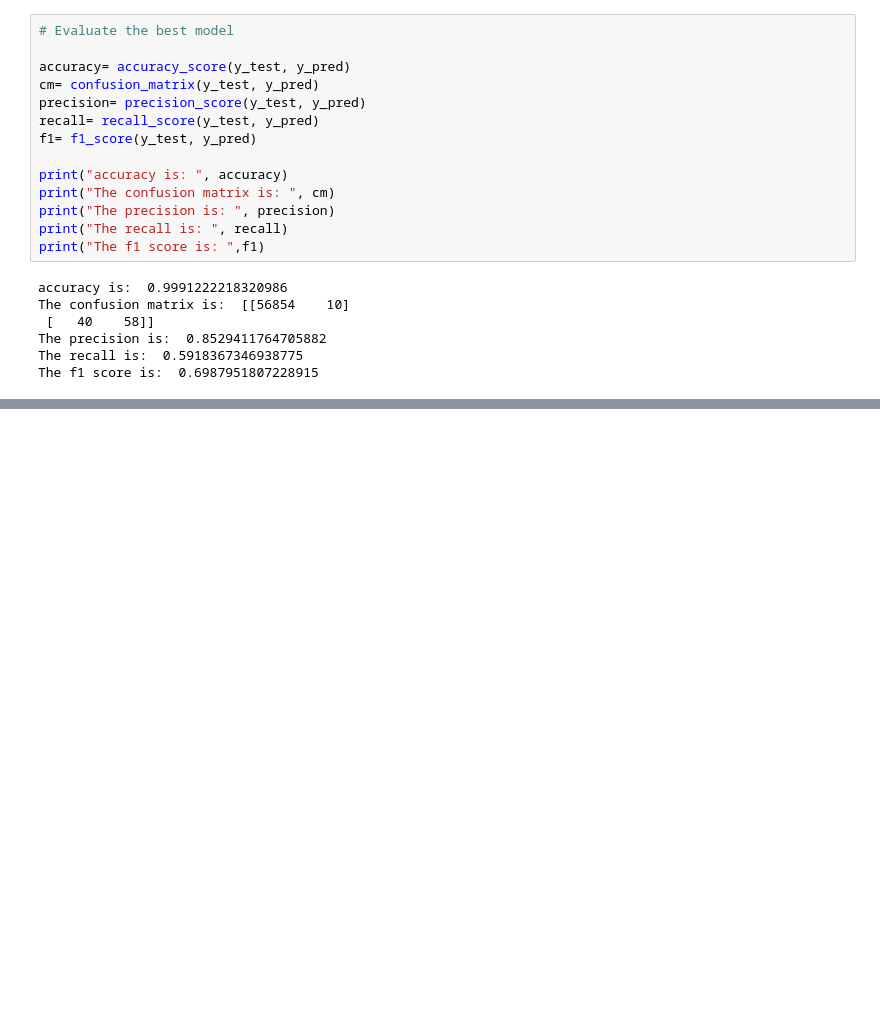
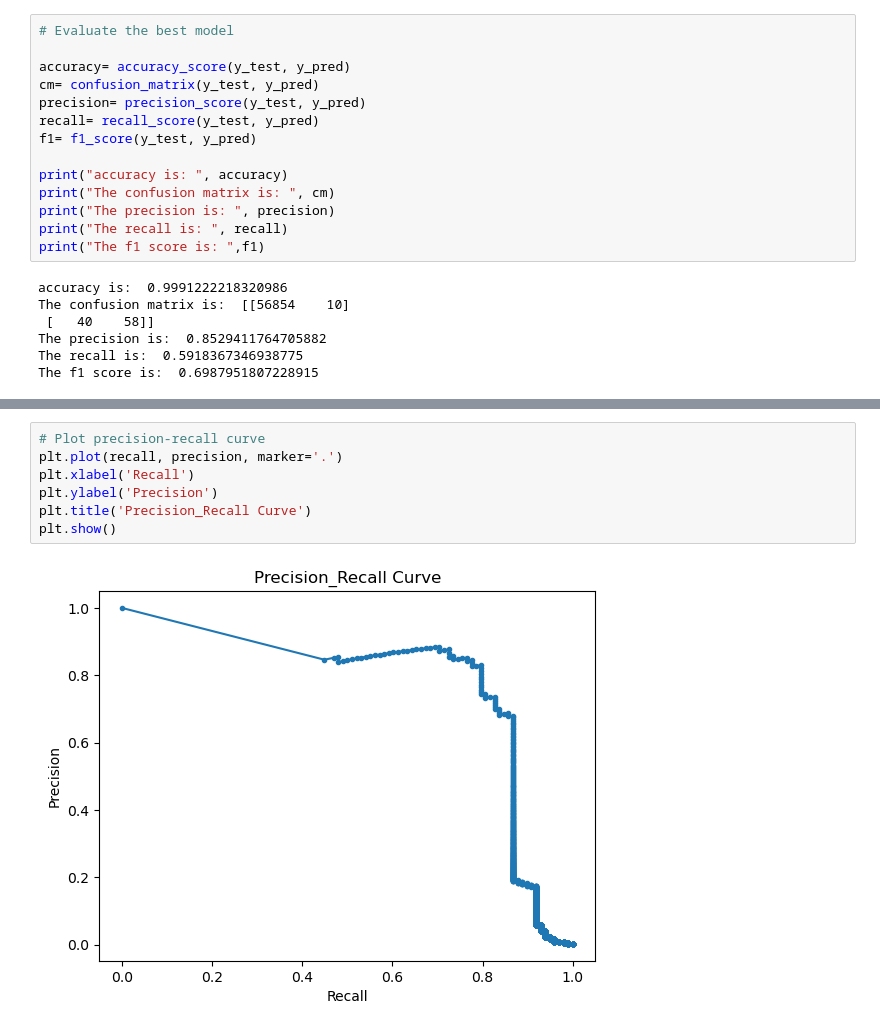
Before and after one commit to fatimzahra1/FraudDetection, a Jupyter notebook: notebook82a07f7278.ipynb, the cells around one changed output, grey strips where cells are left out. Saved outputs shown, nothing was run; the diff lists cells and outputs as text; blank space fills up the shorter version.

```diff
--- a/notebook82a07f7278.ipynb
+++ b/notebook82a07f7278.ipynb
@@ -261,0 +291,9 @@ The f1 score is:  0.6987951807228915
+# %%
+# Plot precision-recall curve
+plt.plot(recall, precision, marker='.')
+plt.xlabel('Recall')
+plt.ylabel('Precision')
+plt.title('Precision_Recall Curve')
+plt.show()
+# %% [output]
+[figure, added]
```
Also changed, not shown: parts of 10 cells of this notebook.
